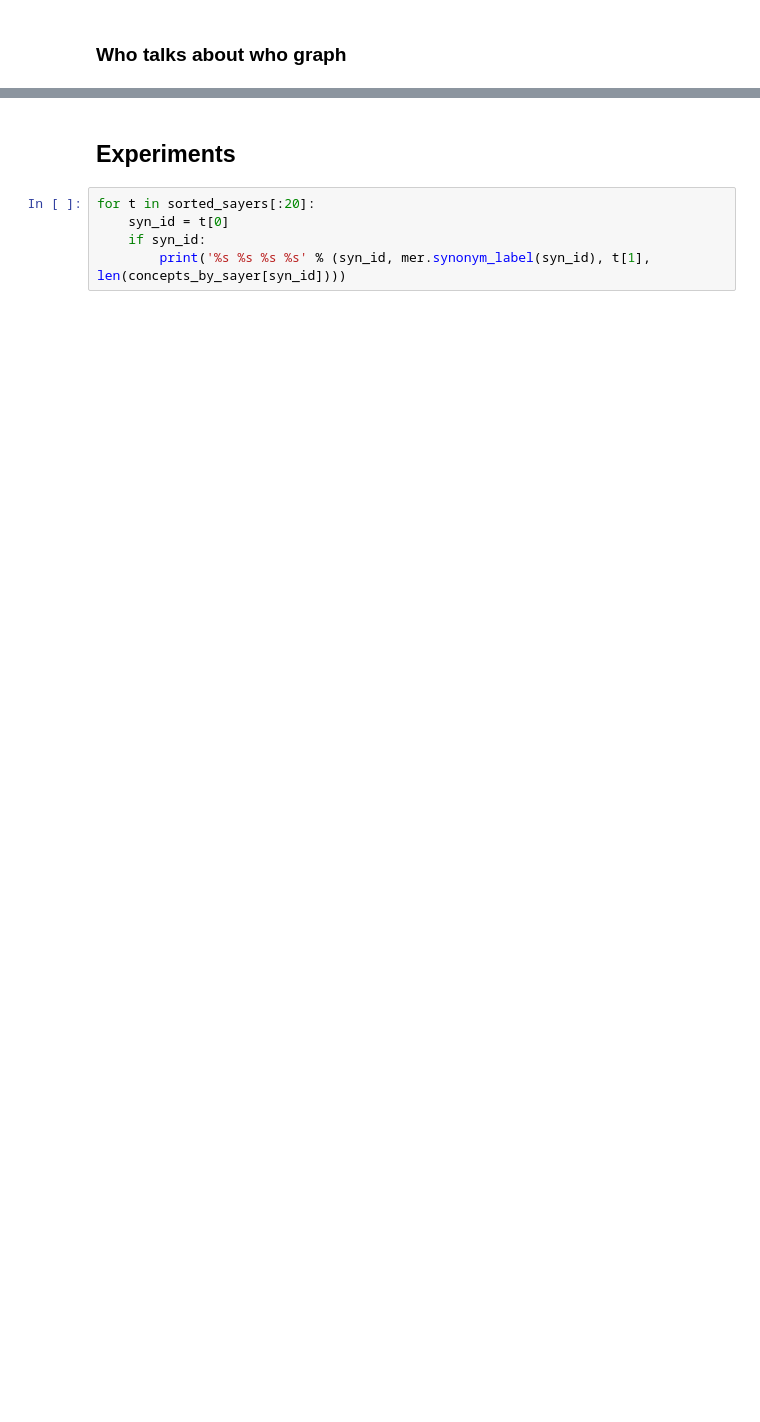
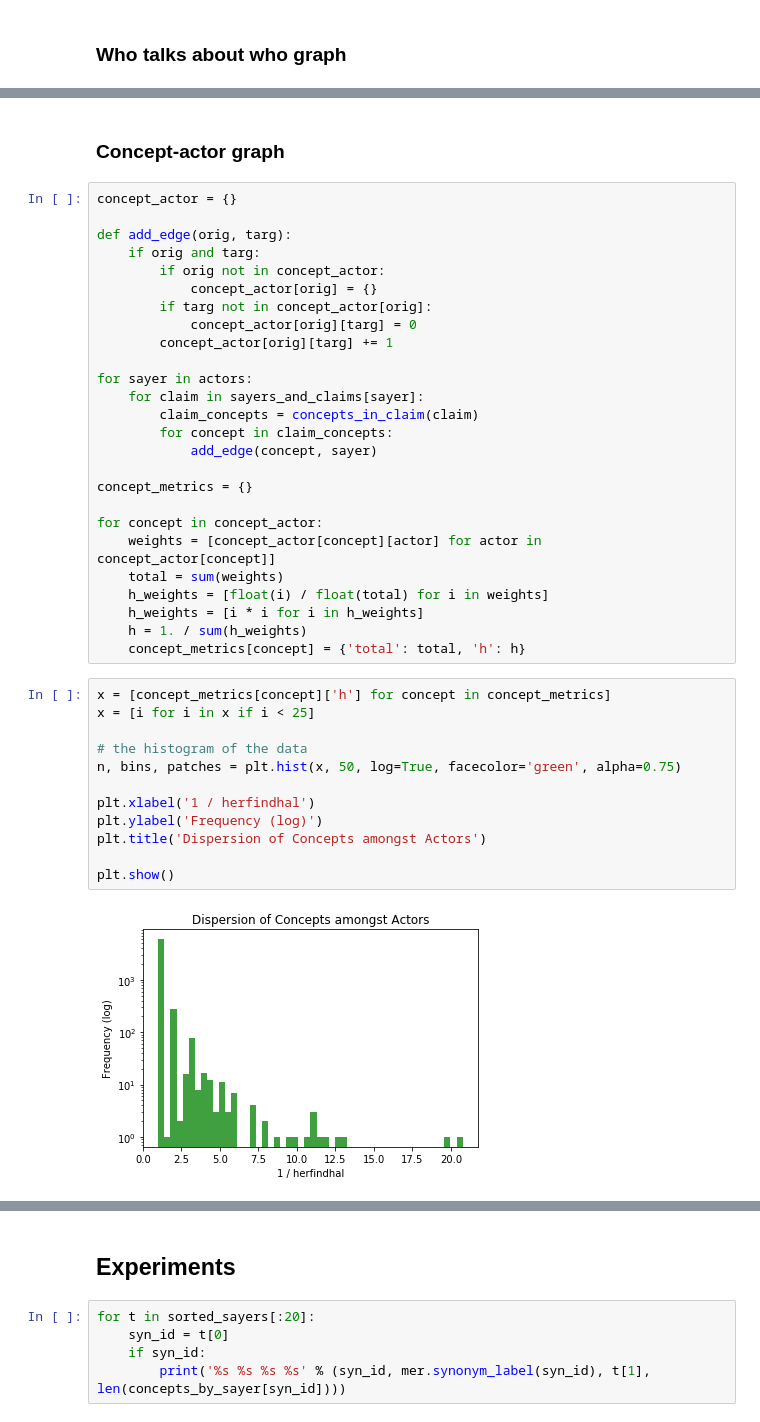
Before and after one commit to graphbrain/graphbrain, a Jupyter notebook: notebooks/claims.ipynb, the cells around one changed output, grey strips where cells are left out. Cells and saved outputs as stored; diff of their text form; blank space fills up the shorter version.

```diff
--- a/notebooks/claims.ipynb
+++ b/notebooks/claims.ipynb
@@ -167 +182,43 @@ for orig in who_who:
 file.close()
+# %% [markdown]
+### Concept-actor graph
+# %%
+concept_actor = {}
+
+def add_edge(orig, targ):
+    if orig and targ:
+        if orig not in concept_actor:
+            concept_actor[orig] = {}
+        if targ not in concept_actor[orig]:
+            concept_actor[orig][targ] = 0
+        concept_actor[orig][targ] += 1
+
+for sayer in actors:
+    for claim in sayers_and_claims[sayer]:
+        claim_concepts = concepts_in_claim(claim)
+        for concept in claim_concepts:
+            add_edge(concept, sayer)
+
+concept_metrics = {}
+
+for concept in concept_actor:
+    weights = [concept_actor[concept][actor] for actor in concept_actor[concept]]
+    total = sum(weights)
+    h_weights = [float(i) / float(total) for i in weights]
+    h_weights = [i * i for i in h_weights]
+    h = 1. / sum(h_weights)
+    concept_metrics[concept] = {'total': total, 'h': h}
+# %%
+x = [concept_metrics[concept]['h'] for concept in concept_metrics]
+x = [i for i in x if i < 25]
+
+# the histogram of the data
+n, bins, patches = plt.hist(x, 50, log=True, facecolor='green', alpha=0.75)
+
+plt.xlabel('1 / herfindhal')
+plt.ylabel('Frequency (log)')
+plt.title('Dispersion of Concepts amongst Actors')
+
+plt.show()
+# %% [output]
+[figure, added]
```
Also changed, not shown: parts of 12 cells of this notebook, 1 other file.
